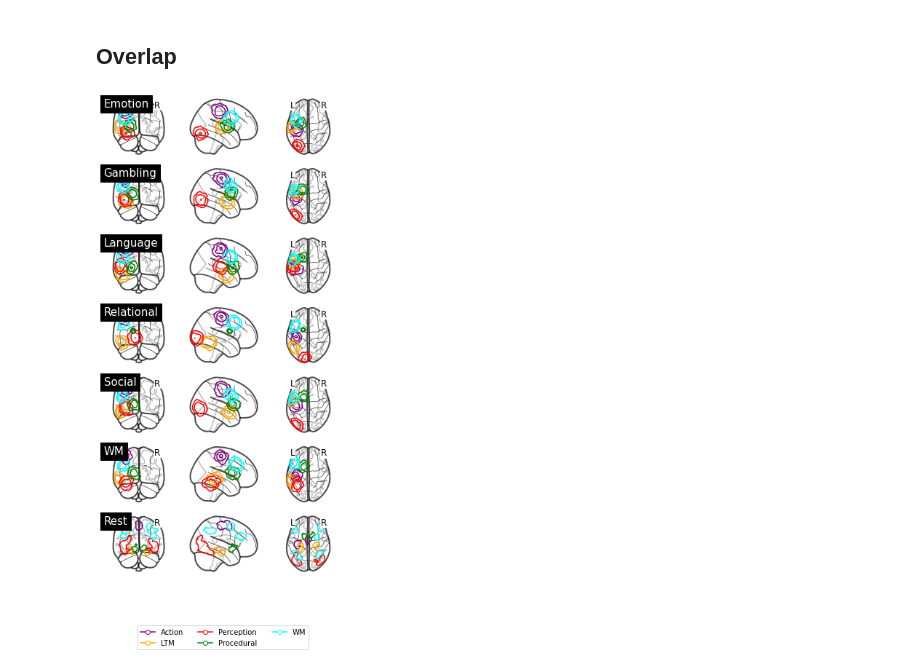
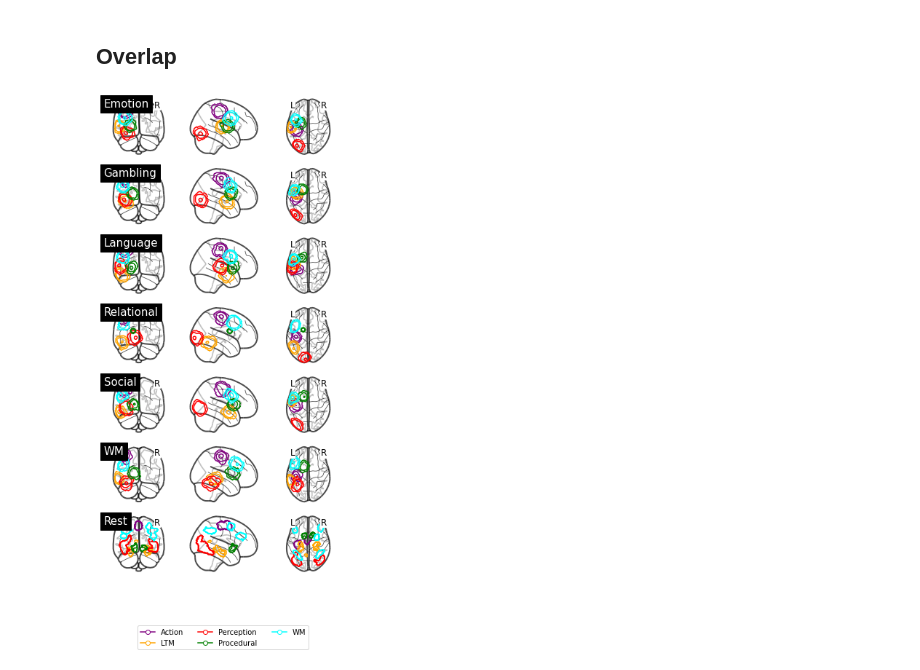
Before and after one commit to UWCCDL/CMC-DCM, a Jupyter notebook: tfMRI/vois/task_vois_HH.ipynb, the cells around one changed output. Drawn from its saved outputs; the diff is of its cells as text; code cells hidden in the pictures.

```diff
--- a/tfMRI/vois/task_vois_HH.ipynb
+++ b/tfMRI/vois/task_vois_HH.ipynb
@@ -31,21 +31,21 @@ plt.show()
 # %%
 from matplotlib.lines import Line2D
 fig, axs = plt.subplots(len(tasks), 1, figsize=(6, 12))
 t_i = 0
 for task, tcolor in zip(tasks, taskcolors):
     d=nip.plot_glass_brain(None, title=task, axes=axs[t_i])
     for voi, vcolor in zip(vois, voiscolors):
         d.add_contours("%s/VOI_%s_mask_sum.nii" % (task, voi),
-                       levels=[0, 10, 100], colors=vcolor)
+                       levels=[0, 5, 80], colors=vcolor)
     t_i = t_i + 1
     #plt.savefig("overlap_across_tasks_%s.png" % (voi,), figsize=(7,3))
     #nip.show()
 
 
 handles = [Line2D([0], [0], marker='o', markerfacecolor='w', color=x, markersize=6) for x in voiscolors]
 
 fig.legend(handles, vois, loc="lower center", ncol=3)
-plt.savefig("voi_overlap_across_tasks_HH.png")
+plt.savefig("voi_overlap_across_tasks_and_rest_HH.png")
 plt.show()
 # %% [output]
-[figure, old version]
+[figure, new version]
```
Also changed, not shown: parts of 3 cells of this notebook, 1 other file.
